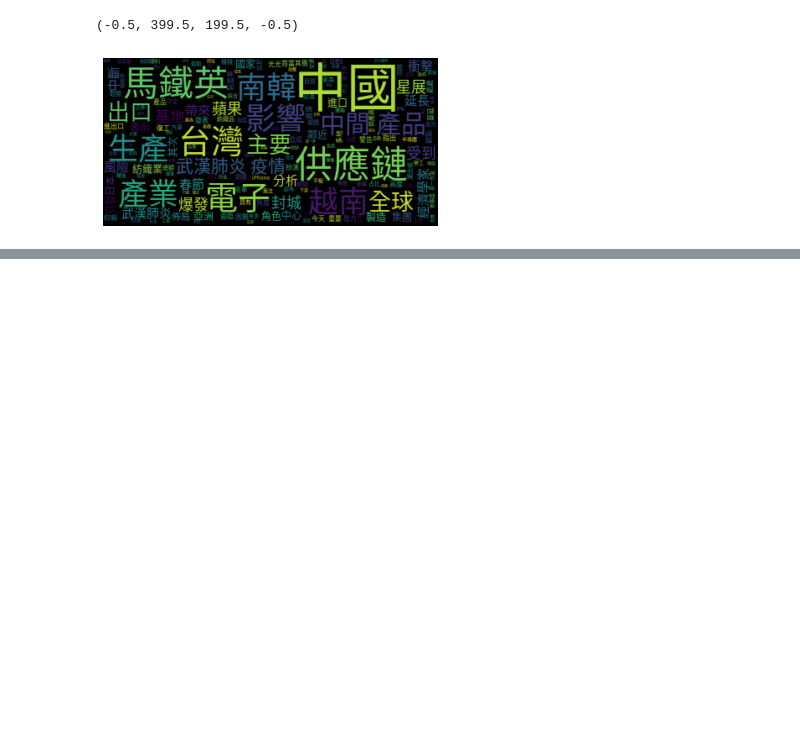
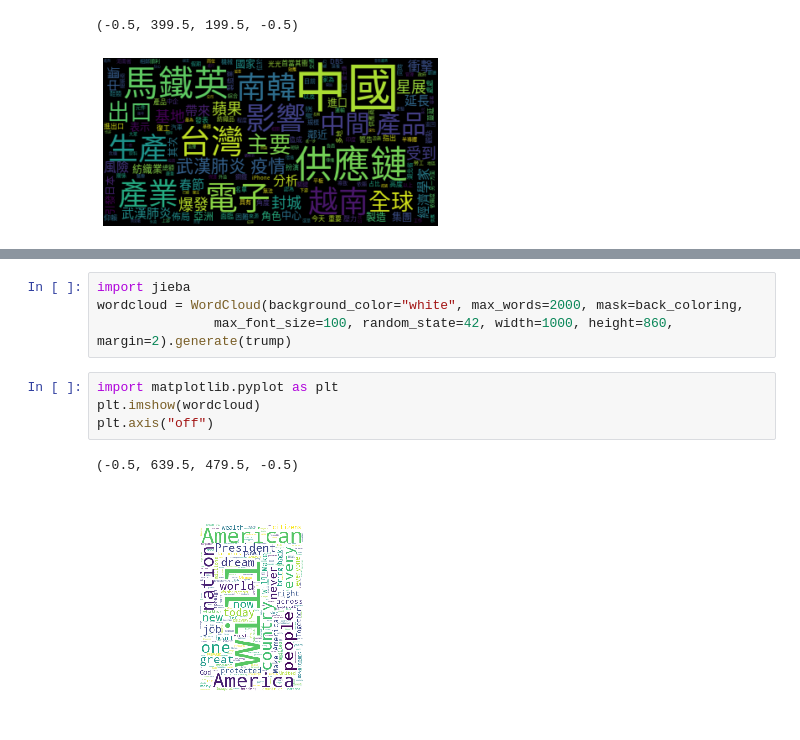
Before and after one commit to ywchiu/taipeifubon, a Jupyter notebook: Demo20200406.ipynb, the cells around one changed output, grey strips where cells are left out. Cells and saved outputs as stored; diff of their text form; blank space fills up the shorter version.

```diff
--- a/Demo20200406.ipynb
+++ b/Demo20200406.ipynb
@@ -131,0 +180,11 @@ plt.axis("off")
+# %%
+import jieba
+wordcloud = WordCloud(background_color="white", max_words=2000, mask=back_coloring,
+               max_font_size=100, random_state=42, width=1000, height=860, margin=2).generate(trump)
+# %%
+import matplotlib.pyplot as plt
+plt.imshow(wordcloud)
+plt.axis("off")
+# %% [output]
+(-0.5, 639.5, 479.5, -0.5)
+[figure, added]
```
Also changed, not shown: parts of 32 cells of this notebook.
